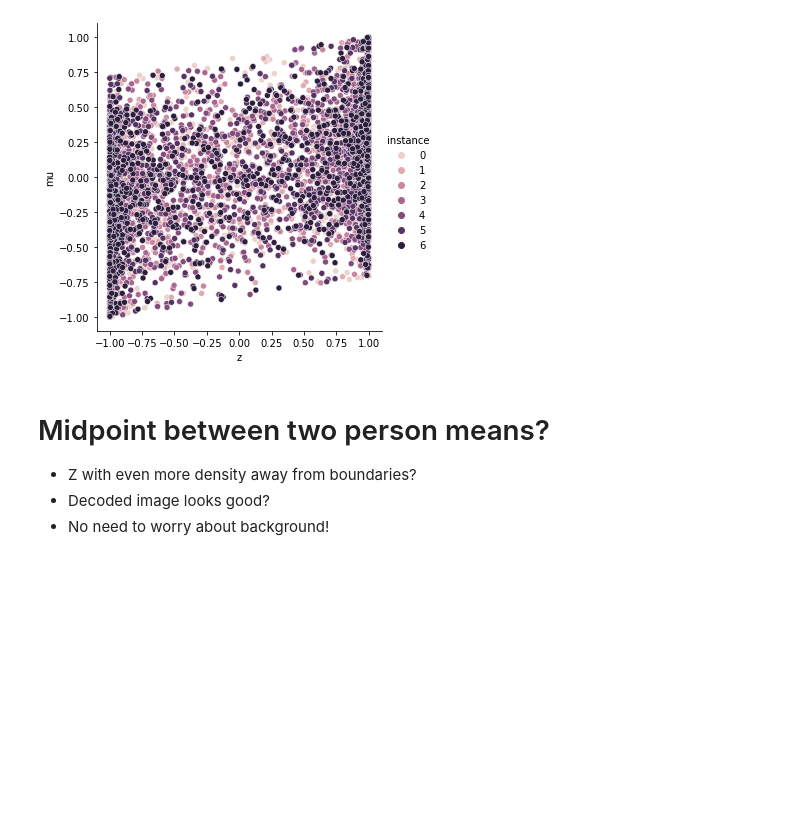
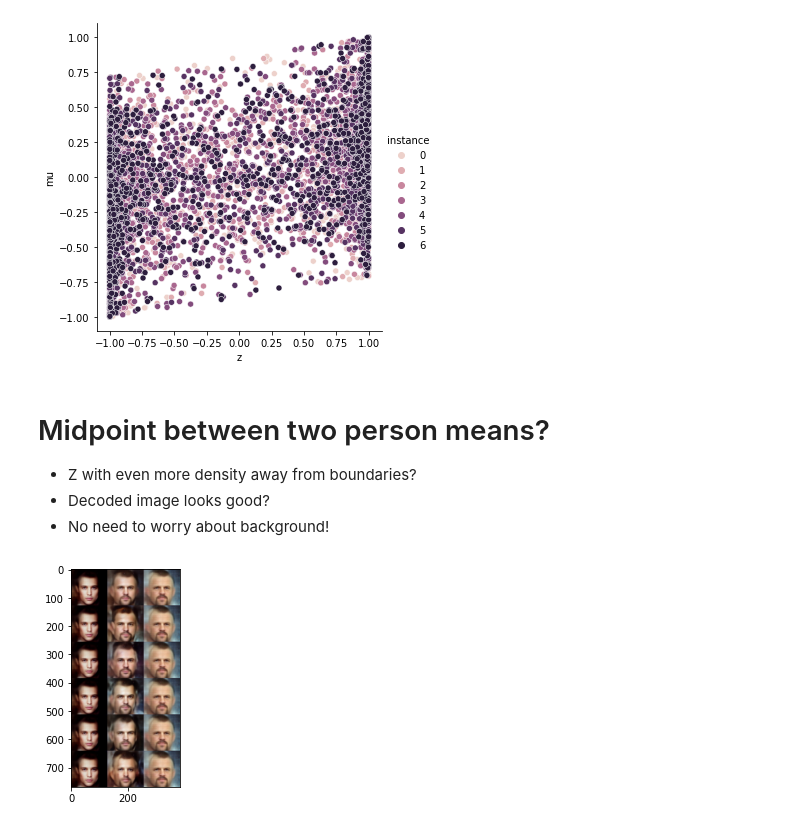
Before and after one commit to SourCherries/VAE-GAN-CelebA, a Jupyter notebook: explore_1.ipynb, the cells around one changed output. Drawn from its saved outputs; the diff is of its cells as text; code cells hidden in the pictures; blank space fills up the shorter version.

```diff
--- a/explore_1.ipynb
+++ b/explore_1.ipynb
@@ -563,6 +563,8 @@ plt.hist(z.squeeze())
 * Decoded image with fewer artefacts?
 # %%
 person_id = [6576, 1956, 364, 3907, 5375, 7244, 9321]
+
+pansy_id, chuck_id = 364, 1956
 
 # Get list of all images and z for person __pid__
 for pid in person_id:
@@ -595,6 +597,14 @@ for pid in person_id:
   img_mont = montage(img_arr, multichannel=True, grid_shape=(2, 7))
   plt.imshow(img_mont)
   plt.imsave('instances-vs-mean-z-' + str(pid) + '.jpg', img_mont)
+
+  # Check if Chuck or Pansy and save z_mu and img
+  if (pid == chuck_id):
+    chuck_muz = z_mu
+    chuck_img = img_mean_z
+  elif (pid == pansy_id):
+    pansy_muz = z_mu
+    pansy_img = img_mean_z
 # %% [output]
 [figure]
 # %%
@@ -620,3 +630,33 @@ sns.relplot(x="z", y="mu", hue="instance", data=df_z)
 * Z with even more density away from boundaries?
 * Decoded image looks good?
 * No need to worry about background!
+# %%
+chansy_z = (pansy_muz + chuck_muz) / 2
+g = sess.run(G, feed_dict={Z: (1*chansy_z), is_training: False})
+g = imdeprocess(g)
+chansy_img = g[0]
+plt.imshow(chansy_img)
+
+img_arr = []
+img_arr.append(pansy_img)
+img_arr.append(chansy_img)
+img_arr.append(chuck_img)
+
+noise_sd = 0.30
+for i in range(5):
+  nz = np.random.standard_normal((1, 1024)) * noise_sd
+  noisy_z = chansy_z + nz
+
+  g = sess.run(G, feed_dict={Z: (1*noisy_z), is_training: False})
+  g = imdeprocess(g)
+  noisy_img = g[0]
+
+  img_arr.append(pansy_img)
+  img_arr.append(noisy_img)
+  img_arr.append(chuck_img)
+
+img_mont = montage(img_arr, multichannel=True, grid_shape=(6, 3))
+plt.imshow(img_mont)
+plt.imsave('noise-around-mid-chuck-and-pansy.jpg', img_mont)
+# %% [output]
+[figure, added]
```
